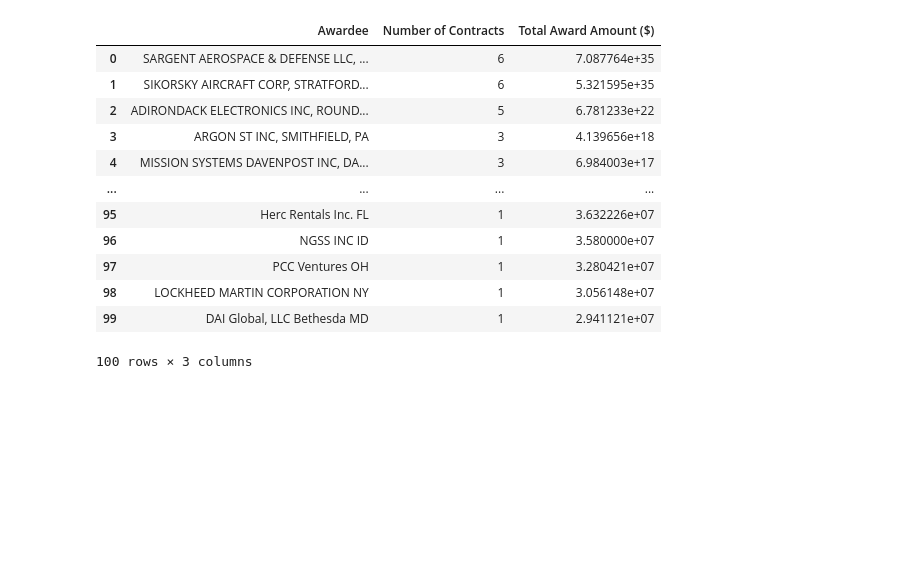
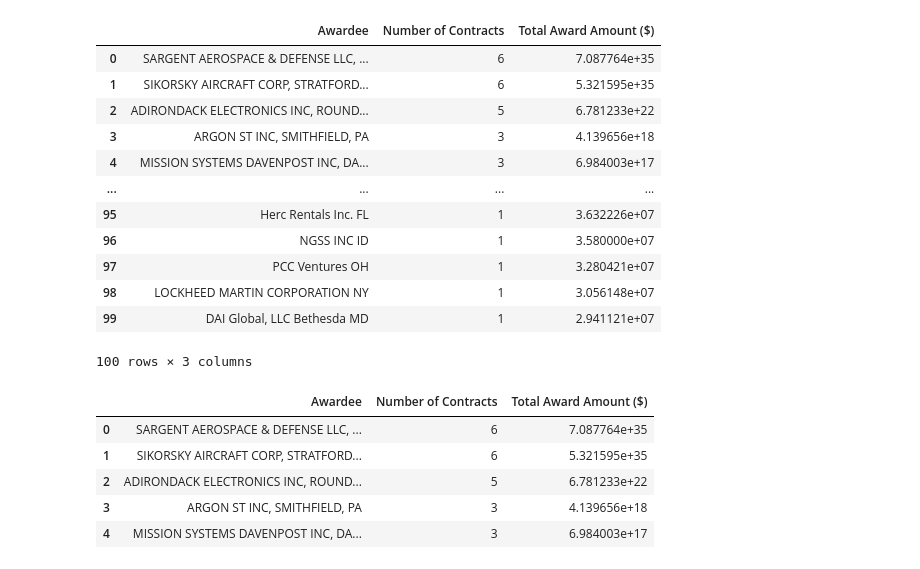
Before and after one commit to LNshuti/usgov-contracts-rag, a Jupyter notebook: src/notebooks/summarize_contracts_data.ipynb, the cells around one changed output. Drawn from its saved outputs; the diff is of its cells as text; code cells hidden in the pictures; blank space fills up the shorter version.

```diff
--- a/src/notebooks/summarize_contracts_data.ipynb
+++ b/src/notebooks/summarize_contracts_data.ipynb
@@ -140,3 +133,23 @@ summary_table_awardee_display_cleaned
 | 98 | LOCKHEED MARTIN CORPORATION NY | 1 | 3.056148e+07 |
 | 99 | DAI Global, LLC Bethesda MD | 1 | 2.941121e+07 |
 100 rows × 3 columns
+# %%
+"""
+Cell generated by Data Wrangler.
+"""
+def clean_data(summary_table_awardee_display_cleaned):
+    # Filter rows based on column: 'Awardee'
+    summary_table_awardee_display_cleaned = summary_table_awardee_display_cleaned[(summary_table_awardee_display_cleaned['Awardee'] != "L") | (summary_table_awardee_display_cleaned['Awardee'] != "D")]
+    # Filter rows based on column: 'Awardee'
+    summary_table_awardee_display_cleaned = summary_table_awardee_display_cleaned[summary_table_awardee_display_cleaned['Awardee'] != "L"]
+    return summary_table_awardee_display_cleaned
+
+summary_table_awardee_display_cleaned_clean = clean_data(summary_table_awardee_display_cleaned.copy())
+summary_table_awardee_display_cleaned_clean
+# %% [output]
+|  | Awardee | Number of Contracts | Total Award Amount ($) |
+| 0 | SARGENT AEROSPACE & DEFENSE LLC, ... | 6 | 7.087764e+35 |
+| 1 | SIKORSKY AIRCRAFT CORP, STRATFORD... | 6 | 5.321595e+35 |
+| 2 | ADIRONDACK ELECTRONICS INC, ROUND... | 5 | 6.781233e+22 |
+| 3 | ARGON ST INC, SMITHFIELD, PA | 3 | 4.139656e+18 |
+| 4 | MISSION SYSTEMS DAVENPOST INC, DA... | 3 | 6.984003e+17 |
```
Also changed, not shown: parts of 3 cells of this notebook.
